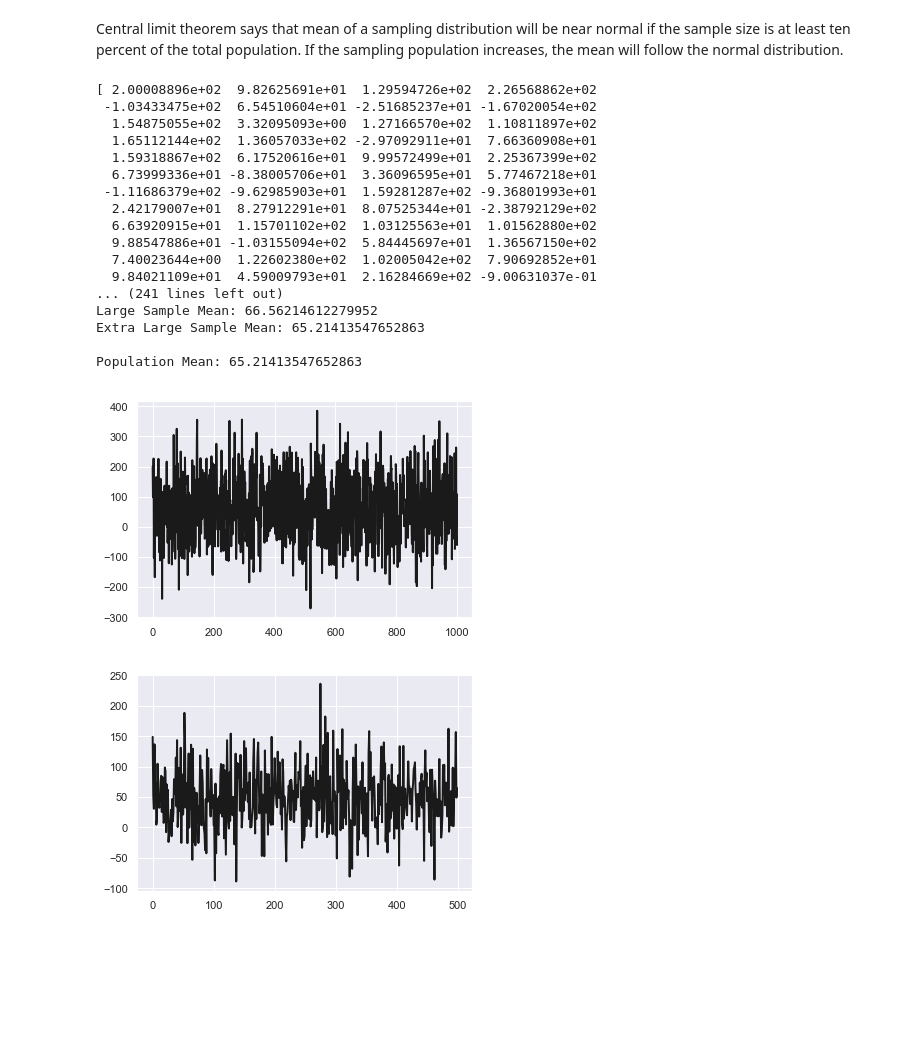
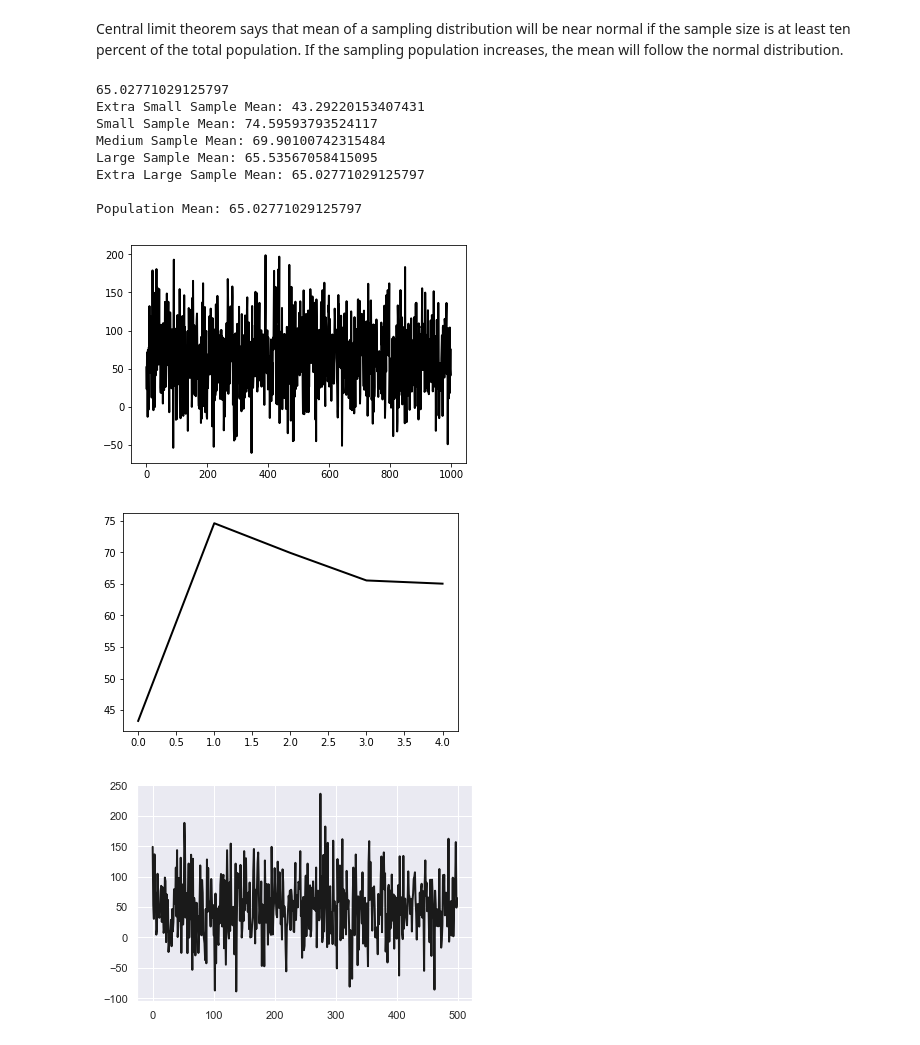
Before and after one commit to balajidileepkumar/Python_MachineLearning, a Jupyter notebook: Chapter-14-ScikitMachineLearning.ipynb, the cells around one changed output. Drawn from its saved outputs; the diff is of its cells as text; code cells hidden in the pictures; blank space fills up the shorter version.

```diff
--- a/Chapter-14-ScikitMachineLearning.ipynb
+++ b/Chapter-14-ScikitMachineLearning.ipynb
@@ -2936,54 +2980,50 @@ If the sampling population increases, the mean will follow the normal distributi
 import numpy as np
 
 # Create population and find population mean
-population = np.random.normal(loc=65, scale=100, size=1000)
-print(population)
+#population = np.random.normal(loc=65, scale=100, size=1000)
+population = np.random.normal(65,45,1000)
+
+#print(population)
 population_mean = np.mean(population)
-
+print(population_mean)
 # Select increasingly larger samples
 extra_small_sample = population[:10]
 small_sample = population[:50]
 medium_sample = population[:100]
 large_sample = population[:500]
 extra_large_sample = population[:1000]
 
 # Calculate the mean of those samples
 extra_small_sample_mean = np.mean(extra_small_sample)
 small_sample_mean = np.mean(small_sample)
 medium_sample_mean = np.mean(medium_sample)
 large_sample_mean = np.mean(large_sample)
 extra_large_sample_mean = np.mean(extra_large_sample)
 
 # Print them all out!
 
 print("Extra Small Sample Mean: {}".format(extra_small_sample_mean))
 print("Small Sample Mean: {}".format(small_sample_mean))
 print("Medium Sample Mean: {}".format(medium_sample_mean))
 print("Large Sample Mean: {}".format(large_sample_mean))
 print("Extra Large Sample Mean: {}".format(extra_large_sample_mean))
 print("\nPopulation Mean: {}".format(population_mean))
-
+sample_means= [extra_small_sample_mean,small_sample_mean,medium_sample_mean,large_sample_mean,extra_large_sample_mean]
 plt.plot(population,'k-',linewidth=2)
 plt.show()
+plt.plot(sample_means,'k-',linewidth=2)
+plt.show()
 # %% [output]
-[ 2.00008896e+02  9.82625691e+01  1.29594726e+02  2.26568862e+02
- -1.03433475e+02  6.54510604e+01 -2.51685237e+01 -1.67020054e+02
-  1.54875055e+02  3.32095093e+00  1.27166570e+02  1.10811897e+02
-  1.65112144e+02  1.36057033e+02 -2.97092911e+01  7.66360908e+01
-  1.59318867e+02  6.17520616e+01  9.99572499e+01  2.25367399e+02
-  6.73999336e+01 -8.38005706e+01  3.36096595e+01  5.77467218e+01
- -1.11686379e+02 -9.62985903e+01  1.59281287e+02 -9.36801993e+01
-  2.42179007e+01  8.27912291e+01  8.07525344e+01 -2.38792129e+02
-  6.63920915e+01  1.15701102e+02  1.03125563e+01  1.01562880e+02
-  9.88547886e+01 -1.03155094e+02  5.84445697e+01  1.36567150e+02
-  7.40023644e+00  1.22602380e+02  1.02005042e+02  7.90692852e+01
-  9.84021109e+01  4.59009793e+01  2.16284669e+02 -9.00631037e-01
-... (241 lines left out)
-Large Sample Mean: 66.56214612279952
-Extra Large Sample Mean: 65.21413547652863
+65.02771029125797
+Extra Small Sample Mean: 43.29220153407431
+Small Sample Mean: 74.59593793524117
+Medium Sample Mean: 69.90100742315484
+Large Sample Mean: 65.53567058415095
+Extra Large Sample Mean: 65.02771029125797
 
-Population Mean: 65.21413547652863
+Population Mean: 65.02771029125797
-[figure, old version]
+[figure, new version]
+[figure, added]
 # %%
 import numpy as np
 
```
Also changed, not shown: parts of 8 cells of this notebook, 22 other files.
